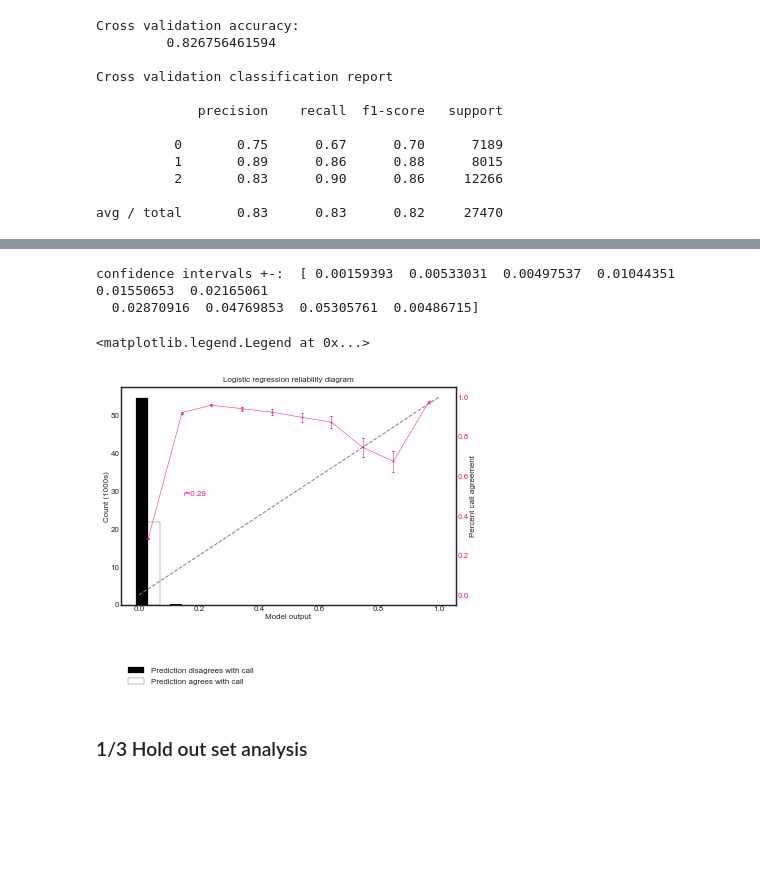
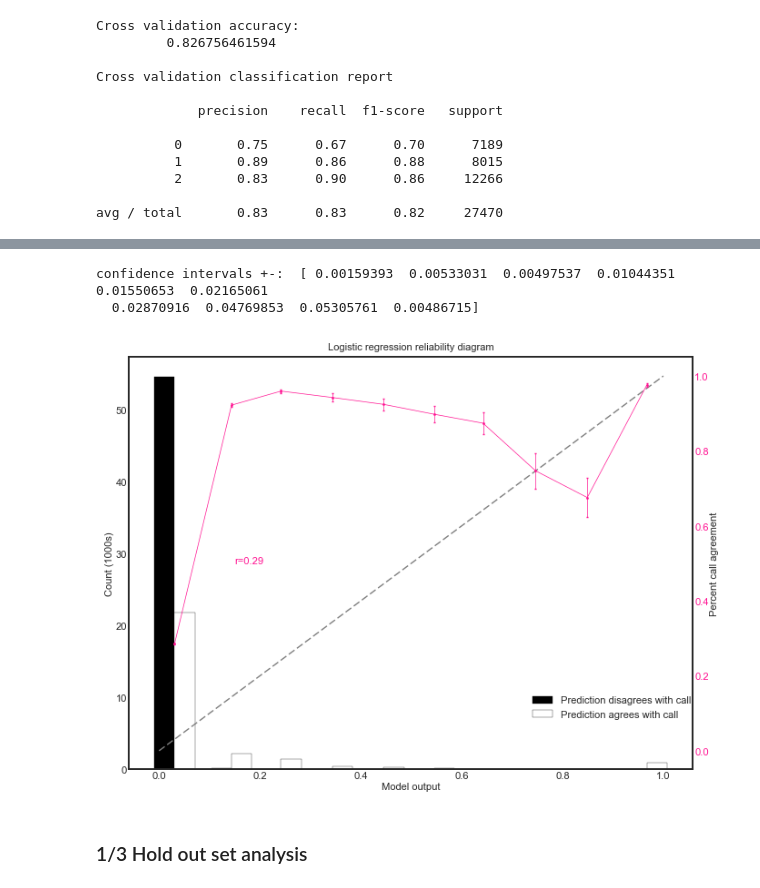
Before and after one commit to griffithlab/DeepSVR, a Jupyter notebook: notebooks/Logistic regression classifier.ipynb, the cells around one changed output, grey strips where cells are left out. Cells and saved outputs as stored; diff of their text form; code cells hidden in the pictures; blank space fills up the shorter version.

```diff
--- a/notebooks/Logistic regression classifier.ipynb
+++ b/notebooks/Logistic regression classifier.ipynb
@@ -34,10 +34,10 @@ sns.set_context('paper')
 Using TensorFlow backend.
 # %%
 # Pull in training data
-training_data = pd.read_pickle('../data/training_data.pkl')
+training_data = pd.read_pickle('../data/training_data_preprocessed.pkl')
 training_data.sort_index(axis=1, inplace=True)
 # Remove validation sample
-training_data = training_data[~training_data.index.str.contains('H_KA-452198')]
+training_data = training_data[~training_data.index.str.contains('fSsMNn1DZ3AIDGk=')]
 # %%
 # Show the calls associate with training data
 training_data.groupby('call').size()
@@ -138,13 +138,13 @@ create_roc_curve(Y_train, probabilities, class_lookup, 'Receiver operating'
 # %%
 # Plot Reliability Diagrams for Logistic Regression Model
-fig, ax = plt.subplots()
-create_reliability_diagram(probabilities, Y_train,['Ambiguous','Fail','Somatic'], 'deeppink', 'Logistic regression reliability diagram',
+fig, ax = plt.subplots(figsize=(8,6),dpi=100)
+lgd = create_reliability_diagram(probabilities, Y_train,['Ambiguous','Fail','Somatic'], 'deeppink', 'Logistic regression reliability diagram',
                            ax, True, True, True)
+lgd.set_bbox_to_anchor((0.7, .1))
 # %% [output]
 confidence intervals +-:  [ 0.00159393  0.00533031  0.00497537  0.01044351  0.01550653  0.02165061
   0.02870916  0.04769853  0.05305761  0.00486715]
-<matplotlib.legend.Legend at 0x...>
-[figure, old version]
+[figure, new version]
 # %% [markdown]
 ### 1/3 Hold out set analysis
 # %%
```
Also changed, not shown: parts of 5 cells of this notebook, 15 other files.
